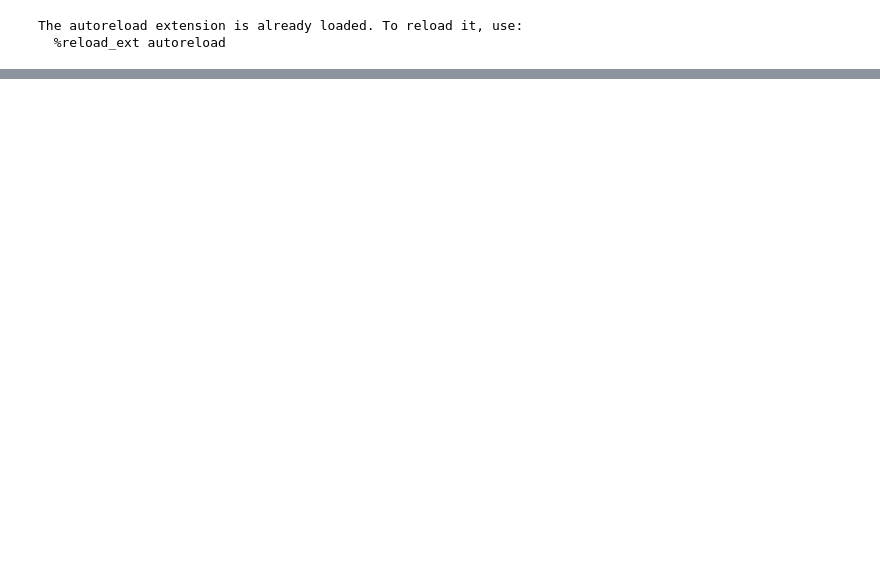
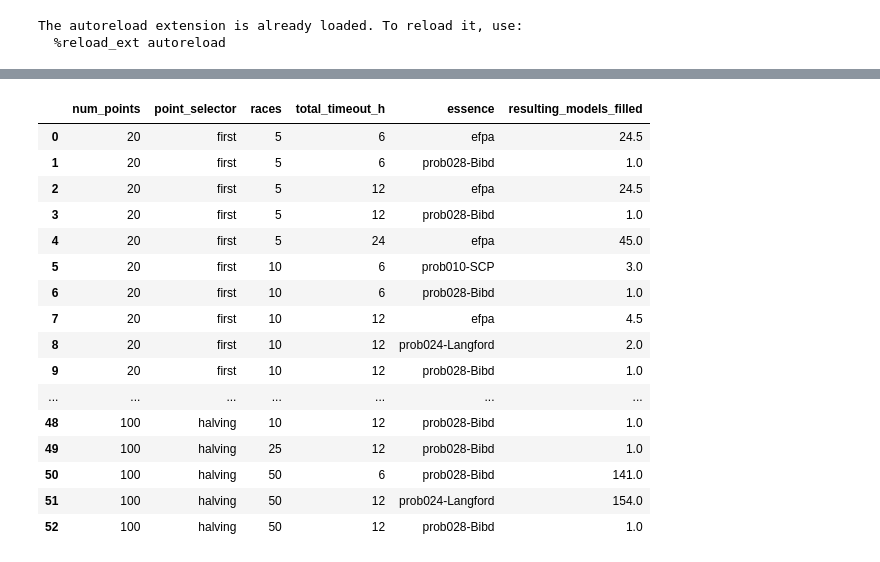
Before and after one commit to Bilalh/Gen, a Jupyter notebook: scripts/parse_results/useful.ipynb, the cells around one changed output, grey strips where cells are left out. Cells and saved outputs as stored; diff of their text form; code cells hidden in the pictures; blank space fills up the shorter version.

```diff
--- a/scripts/parse_results/useful.ipynb
+++ b/scripts/parse_results/useful.ipynb
@@ -159,0 +236,59 @@ array([10,  5, 50, 25])
+# %%
+our = df [ (df['method'] == 'ksample')  ]
+
+pt = our[ (our['total_timeout_h'].isin( [6,12,24]) )  ].pivot_table(
+                    rows=['run_no'],
+                    cols=['essence', 'total_timeout_h', 'races', 'num_points', 'point_selector'],
+                    values='resulting_models_filled')
+# display(pt)
+pt_var = pt.var()
+ll = pt_var[ (pt_var < 1000) ]
+
+low_var=pt.filter(items=ll.index)
+
+by_common = low_var.mean().unstack(level='essence').unstack(level='total_timeout_h').unstack(level='races')
+out=by_common.stack().stack().stack()
+
+mins = by_common.min().dropna().unstack(['essence','races'])
+# display(mins)
+
+def unnest(t):
+    return t[0] + (t[1],)
+items = [ list(zip(out.index.names + ['resulting_models_filled'], unnest(t))) for t in  out.items() ]
+
+results_k = []
+for item in items:
+    d = dict(item)
+    min_left = mins[d['essence']][ d['races'] ][d['total_timeout_h']]
+    if d['resulting_models_filled'] <= (min_left + 0.0001) :
+        res = list(zip(*item))[1]
+        results_k.append(res)
+
+
+ksample = pd.DataFrame.from_records( results_k,
+                                    columns=out.index.names + ['resulting_models_filled'],
+                                    coerce_float = True)
+
+ksample
+# ksample.pivot_table(
+#                     rows=['total_timeout_h'],
+#                     cols=['essence', 'races'],
+#                     values='resulting_models_filled')
+# %% [output]
+|  | num_points | point_selector | races | total_timeout_h | essence | resulting_models_filled |
+| 0 | 20 | first | 5 | 6 | efpa | 24.5 |
+| 1 | 20 | first | 5 | 6 | prob028-Bibd | 1.0 |
+| 2 | 20 | first | 5 | 12 | efpa | 24.5 |
+| 3 | 20 | first | 5 | 12 | prob028-Bibd | 1.0 |
+| 4 | 20 | first | 5 | 24 | efpa | 45.0 |
+| 5 | 20 | first | 10 | 6 | prob010-SCP | 3.0 |
+| 6 | 20 | first | 10 | 6 | prob028-Bibd | 1.0 |
+| 7 | 20 | first | 10 | 12 | efpa | 4.5 |
+| 8 | 20 | first | 10 | 12 | prob024-Langford | 2.0 |
+| 9 | 20 | first | 10 | 12 | prob028-Bibd | 1.0 |
+| ... | ... | ... | ... | ... | ... | ... |
+| 48 | 100 | halving | 10 | 12 | prob028-Bibd | 1.0 |
+| 49 | 100 | halving | 25 | 12 | prob028-Bibd | 1.0 |
+| 50 | 100 | halving | 50 | 6 | prob028-Bibd | 141.0 |
+| 51 | 100 | halving | 50 | 12 | prob024-Langford | 154.0 |
+| 52 | 100 | halving | 50 | 12 | prob028-Bibd | 1.0 |
```
Also changed, not shown: parts of 14 cells of this notebook, 1 other file.
